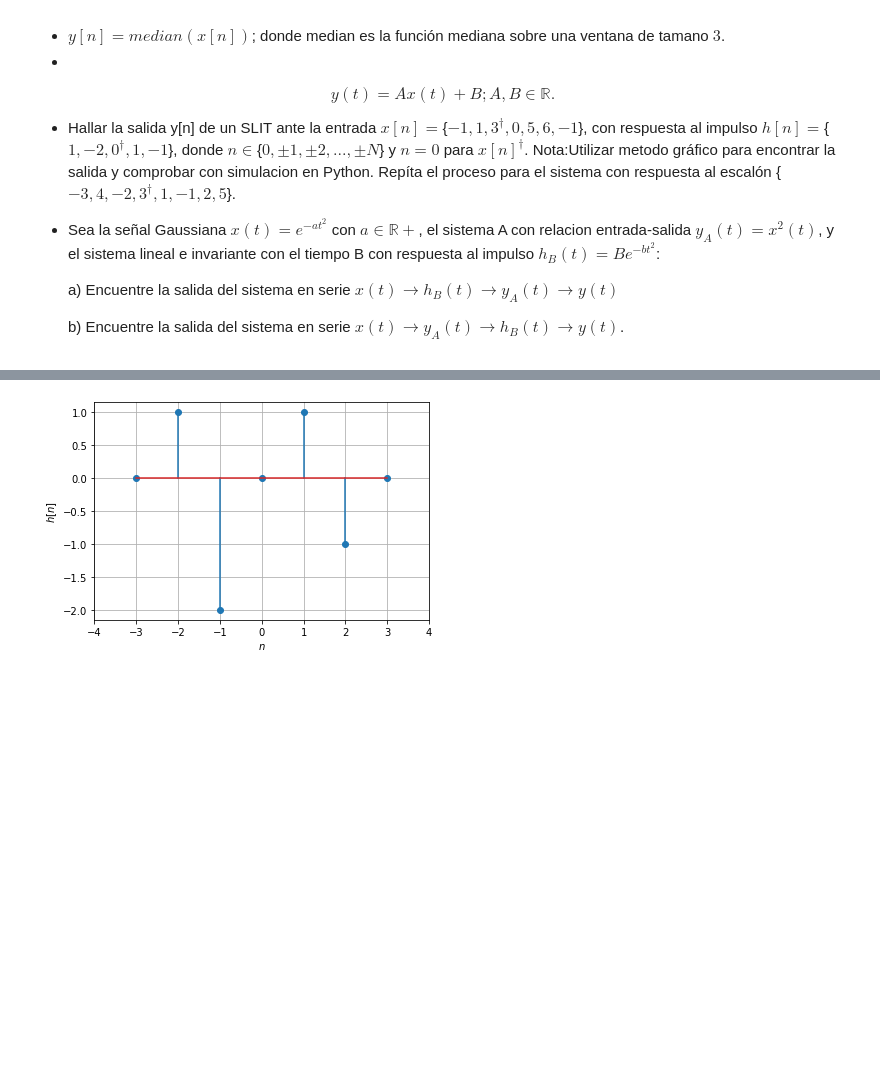
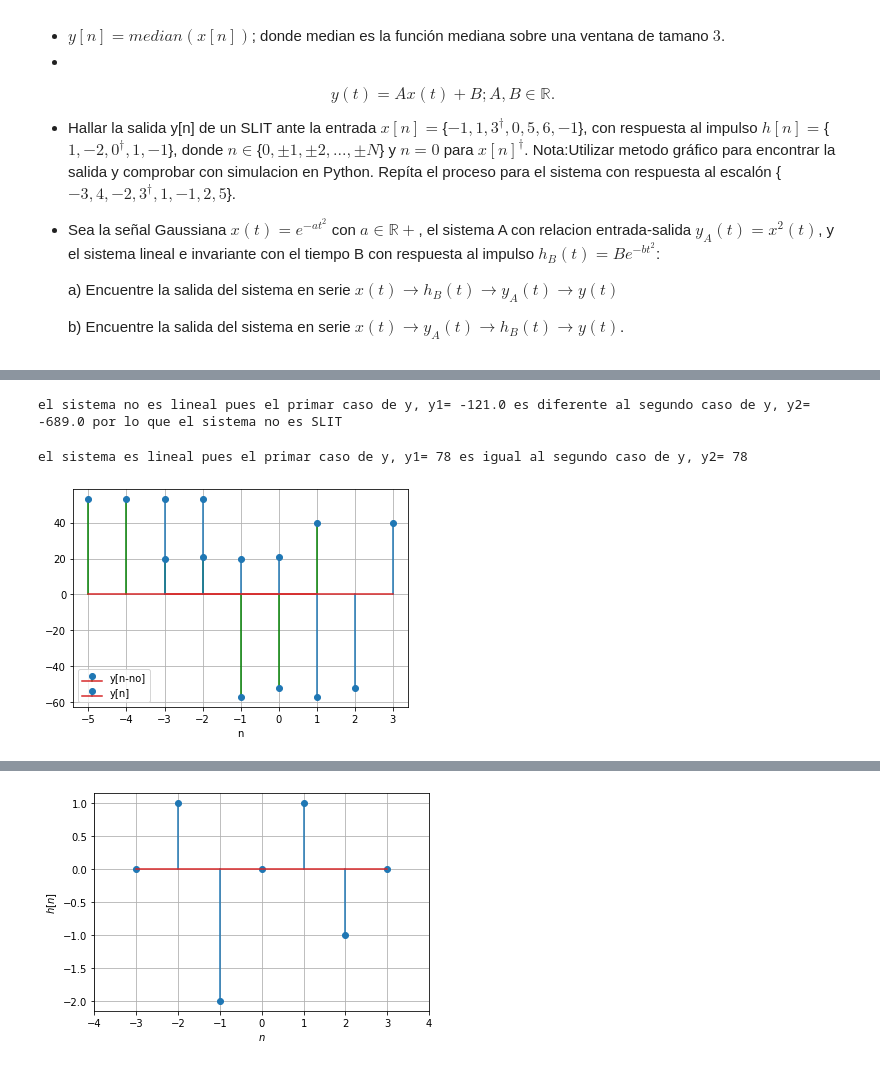
Before and after one commit to Juanchp00/se-ales-y-sistemas, a Jupyter notebook: taller_1.ipynb, the cells around one changed output, grey strips where cells are left out. Saved outputs shown, nothing was run; the diff lists cells and outputs as text; code cells hidden in the pictures; blank space fills up the shorter version.

```diff
--- a/taller_1.ipynb
+++ b/taller_1.ipynb
@@ -610,0 +529,47 @@ el sistema es invariable pues el primer caso de y[n-no]= [0] es de igual valor a
+# %%
+#simulación señal a)
+import numpy as np
+x1=np.array([1,-4,3,-7,-6,9,4])
+x2=np.array([2,6,8,-3,-2,1,6])
+x=3*x1+6*x2
+n=len(x)-1
+y=np.zeros(n)
+y[0]=0
+for h in range (1,n):
+  y[h]=(x[h]/3)-2*x[h-1]-y[n-1]
+
+y1=(x[n]/3)-2*x[n-1]-y[n-1]
+y2=3*((x1[n]/3)-2*x1[n-1]-y[n-1])+6*((x2[n]/3)-2*x2[n-1]-y[n-1])
+
+print('el sistema no es lineal pues el primar caso de y, y1=',y1,'es diferente al segundo caso de y, y2=',y2,'por lo que el sistema no es SLIT')
+# %% [output]
+el sistema no es lineal pues el primar caso de y, y1= -121.0 es diferente al segundo caso de y, y2= -689.0 por lo que el sistema no es SLIT
+# %%
+#simulación señal b)
+%matplotlib inline
+import numpy as np
+import matplotlib.pyplot as plt
+x1=np.array([5,-2,4,7,-3,-9,1])
+x2=np.array([4,9,0,-2,-6,-1,5])
+x=5*x1+7*x2
+n=len(x1)-1
+
+y1=np.sum(x)
+y2=5*np.sum(x1)+7*np.sum(x2)
+
+print('el sistema es lineal pues el primar caso de y, y1=',y1,'es igual al segundo caso de y, y2=',y2)
+
+N = int(len(x)/2)
+n = np.linspace(-N,N,2*N+1)
+no=2
+l=n-no
+
+plt.stem(l,x,'g',label="y[n-no]")
+plt.stem(n,x,label="y[n]")
+plt.legend()
+plt.xlabel('n')
+plt.grid()
+plt.show()
+# %% [output]
+el sistema es lineal pues el primar caso de y, y1= 78 es igual al segundo caso de y, y2= 78
+[figure, added]
```
Also changed, not shown: parts of 5 cells of this notebook.
